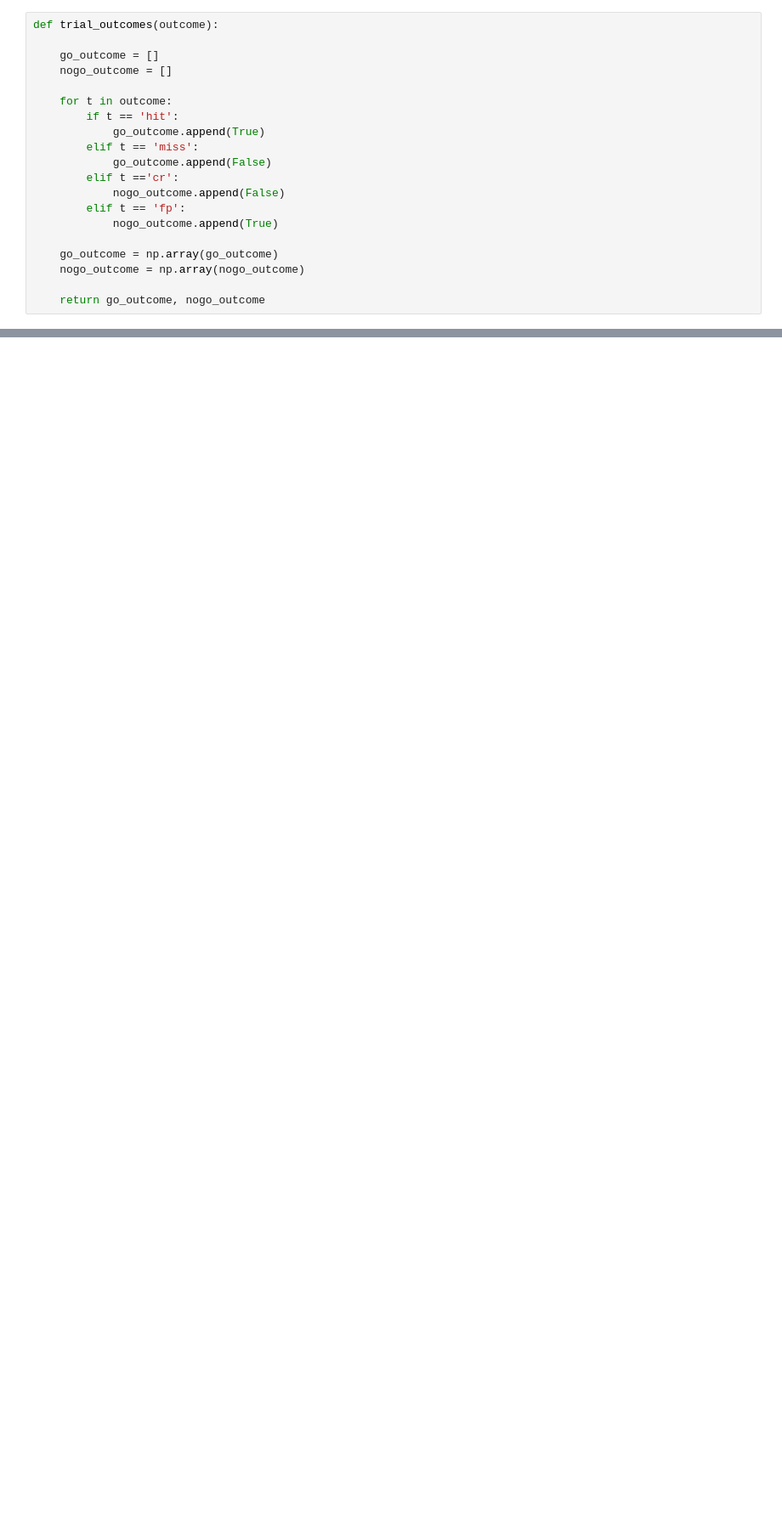
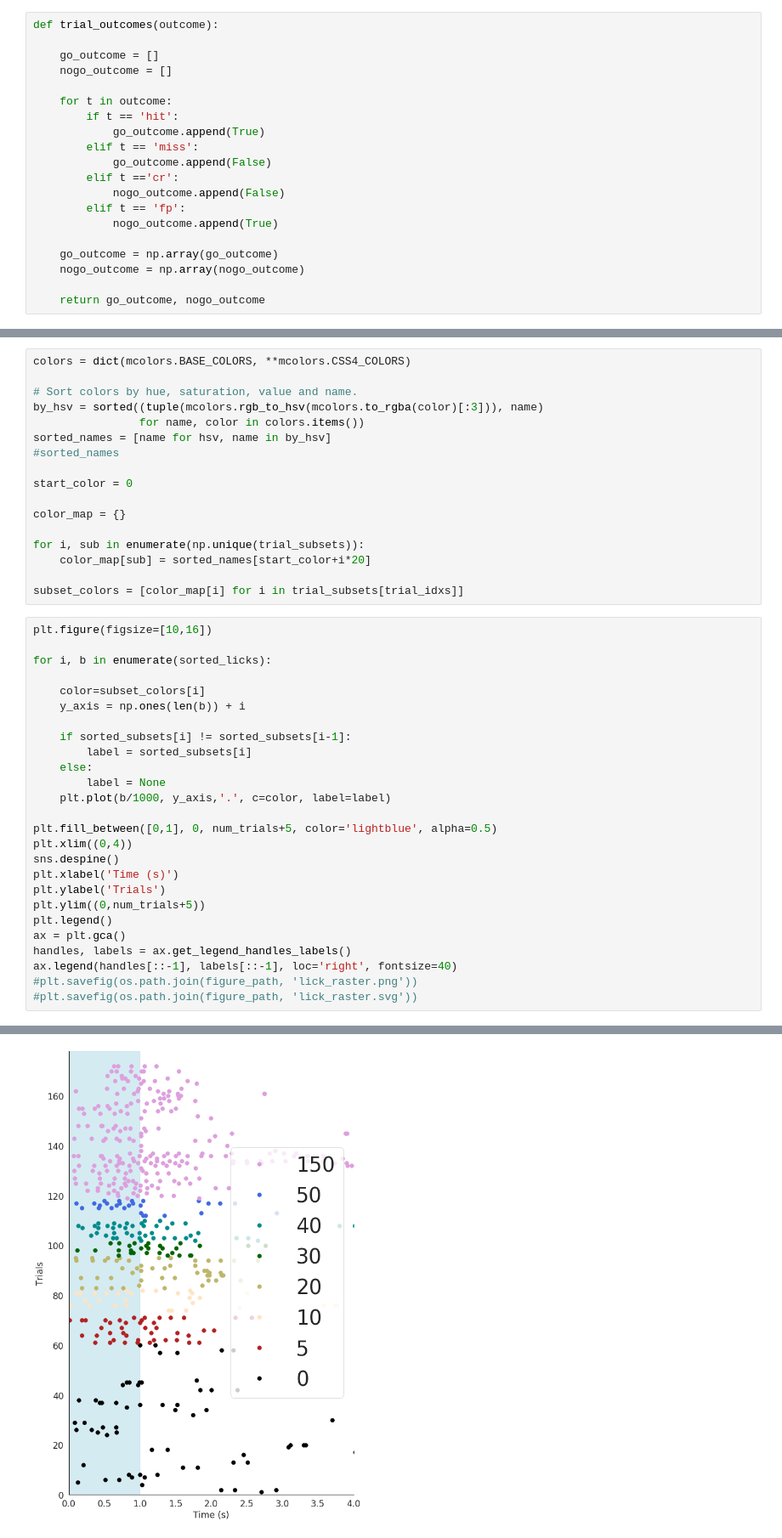
Before and after one commit to Packer-Lab/Vape, a Jupyter notebook: jupyter/behaviour/easy_test_psychometric_curves.ipynb, the cells around one changed output, grey strips where cells are left out. Shown at 85% size. Drawn from its saved outputs; the diff is of its cells as text; blank space fills up the shorter version.

```diff
--- a/jupyter/behaviour/easy_test_psychometric_curves.ipynb
+++ b/jupyter/behaviour/easy_test_psychometric_curves.ipynb
@@ -95,0 +200,44 @@ def get_subset_dprime(run):
+# %%
+colors = dict(mcolors.BASE_COLORS, **mcolors.CSS4_COLORS)
+
+# Sort colors by hue, saturation, value and name.
+by_hsv = sorted((tuple(mcolors.rgb_to_hsv(mcolors.to_rgba(color)[:3])), name)
+                for name, color in colors.items())
+sorted_names = [name for hsv, name in by_hsv]
+#sorted_names
+
+start_color = 0
+
+color_map = {}
+
+for i, sub in enumerate(np.unique(trial_subsets)):
+    color_map[sub] = sorted_names[start_color+i*20]
+
+subset_colors = [color_map[i] for i in trial_subsets[trial_idxs]]
+# %%
+plt.figure(figsize=[10,16])
+
+for i, b in enumerate(sorted_licks):
+
+    color=subset_colors[i]
+    y_axis = np.ones(len(b)) + i
+
+    if sorted_subsets[i] != sorted_subsets[i-1]:
+        label = sorted_subsets[i]
+    else:
+        label = None
+    plt.plot(b/1000, y_axis,'.', c=color, label=label)
+
+plt.fill_between([0,1], 0, num_trials+5, color='lightblue', alpha=0.5)
+plt.xlim((0,4))
+sns.despine()
+plt.xlabel('Time (s)')
+plt.ylabel('Trials')
+plt.ylim((0,num_trials+5))
+plt.legend()
+ax = plt.gca()
+handles, labels = ax.get_legend_handles_labels()
+ax.legend(handles[::-1], labels[::-1], loc='right', fontsize=40)
+#plt.savefig(os.path.join(figure_path, 'lick_raster.png'))
+#plt.savefig(os.path.join(figure_path, 'lick_raster.svg'))
+# %% [output]
@@ -95,0 +245 @@ def get_subset_dprime(run):
+[figure, added]
```
Also changed, not shown: parts of 30 cells of this notebook, 6 other files.
